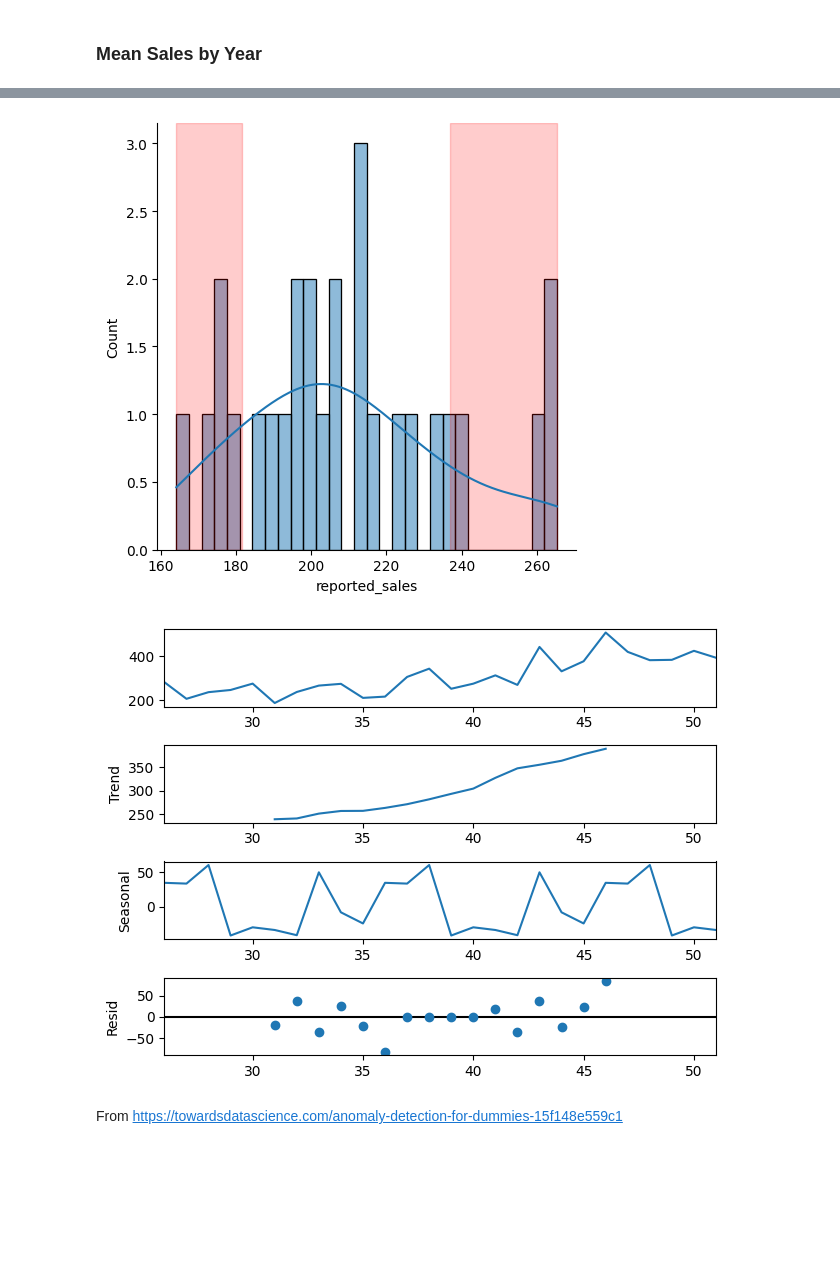
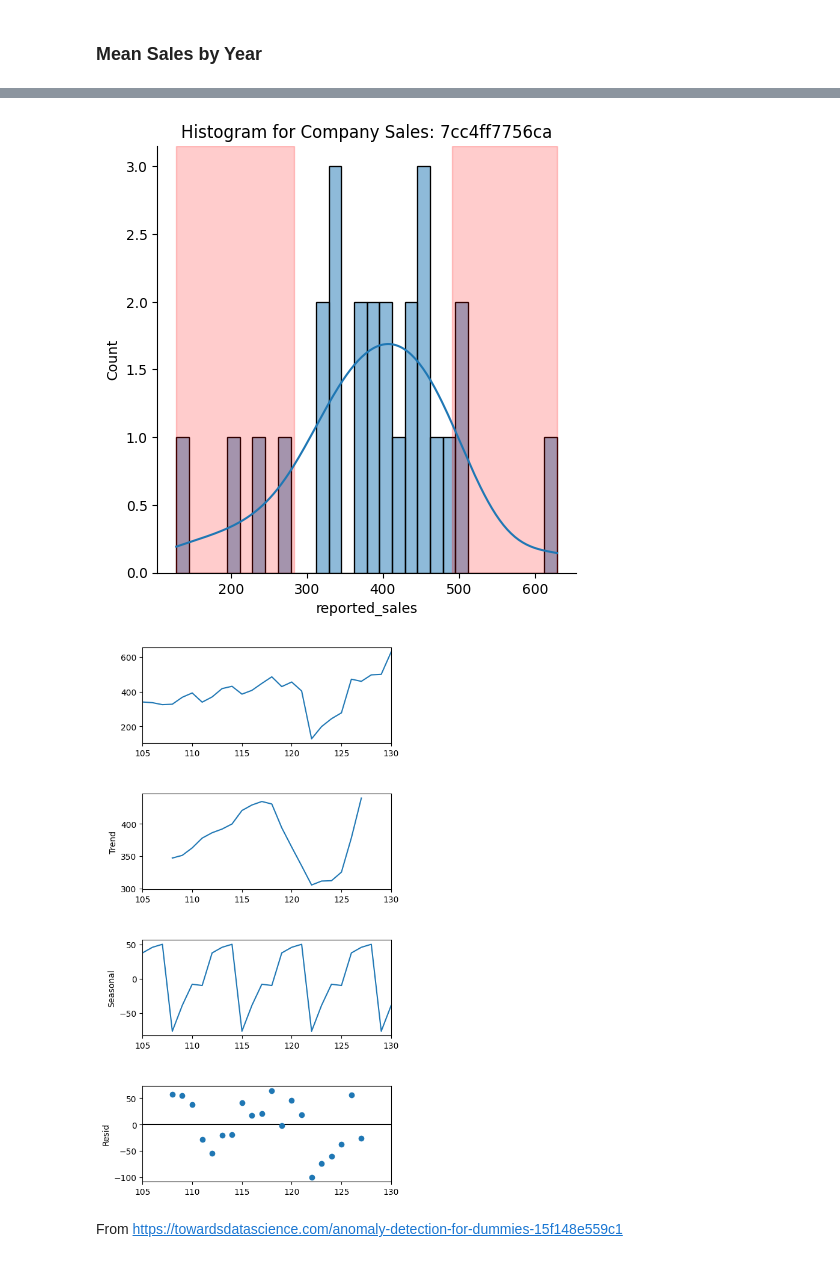
Before and after one commit to rohan-r-kulkarni/wellington_anomaly_detection, a Jupyter notebook: eda/sales_eda.ipynb, the cells around one changed output, grey strips where cells are left out. Saved outputs shown, nothing was run; the diff lists cells and outputs as text; code cells hidden in the pictures; blank space fills up the shorter version.

```diff
--- a/eda/sales_eda.ipynb
+++ b/eda/sales_eda.ipynb
@@ -146,10 +148,11 @@ def sales_hist(company):
     sns.displot(plot_data, bins=30, kde=True)
     plt.axvspan(xmin=lower, xmax=plot_data.min(), alpha=0.2, color='red')
     plt.axvspan(xmin=upper, xmax=plot_data.max(), alpha=0.2, color='red')
+    plt.title("Histogram for Company Sales: " + company)
 # %%
-sales_hist(companies[3])
+sales_hist(companies[4])
 # %% [output]
-[figure, old version]
+[figure, new version]
 # %%
 from statsmodels.tsa.seasonal import seasonal_decompose
 # %%
@@ -161,7 +165,7 @@ def sales_stl(company):
 # %%
-sales_stl(companies[1])
+sales_stl(companies[4])
 # %% [output]
-[figure, old version]
+[figure, new version]
 # %% [markdown]
 From https://towardsdatascience.com/anomaly-detection-for-dummies-15f148e559c1
 # %%
```
Also changed, not shown: parts of 16 cells of this notebook.
